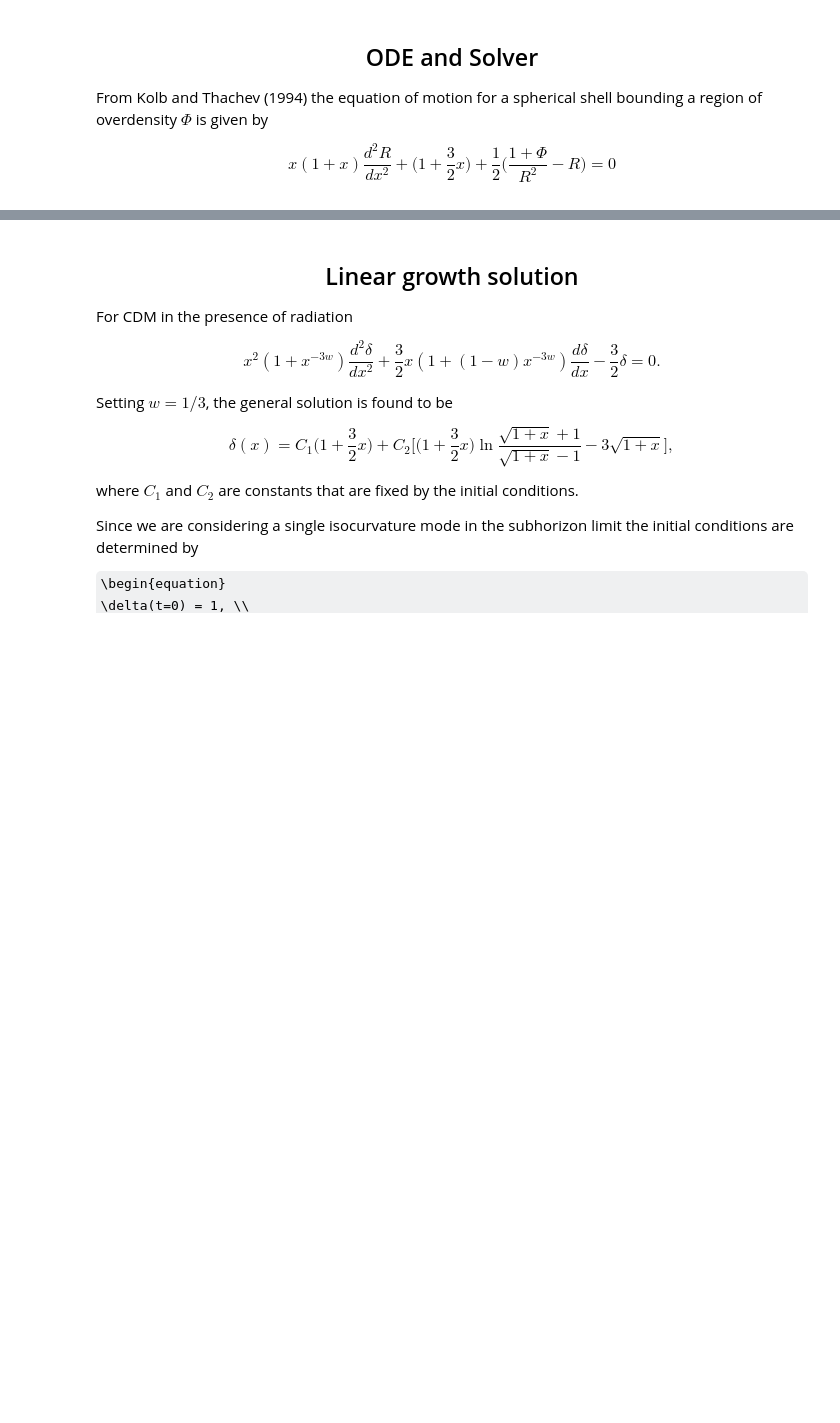
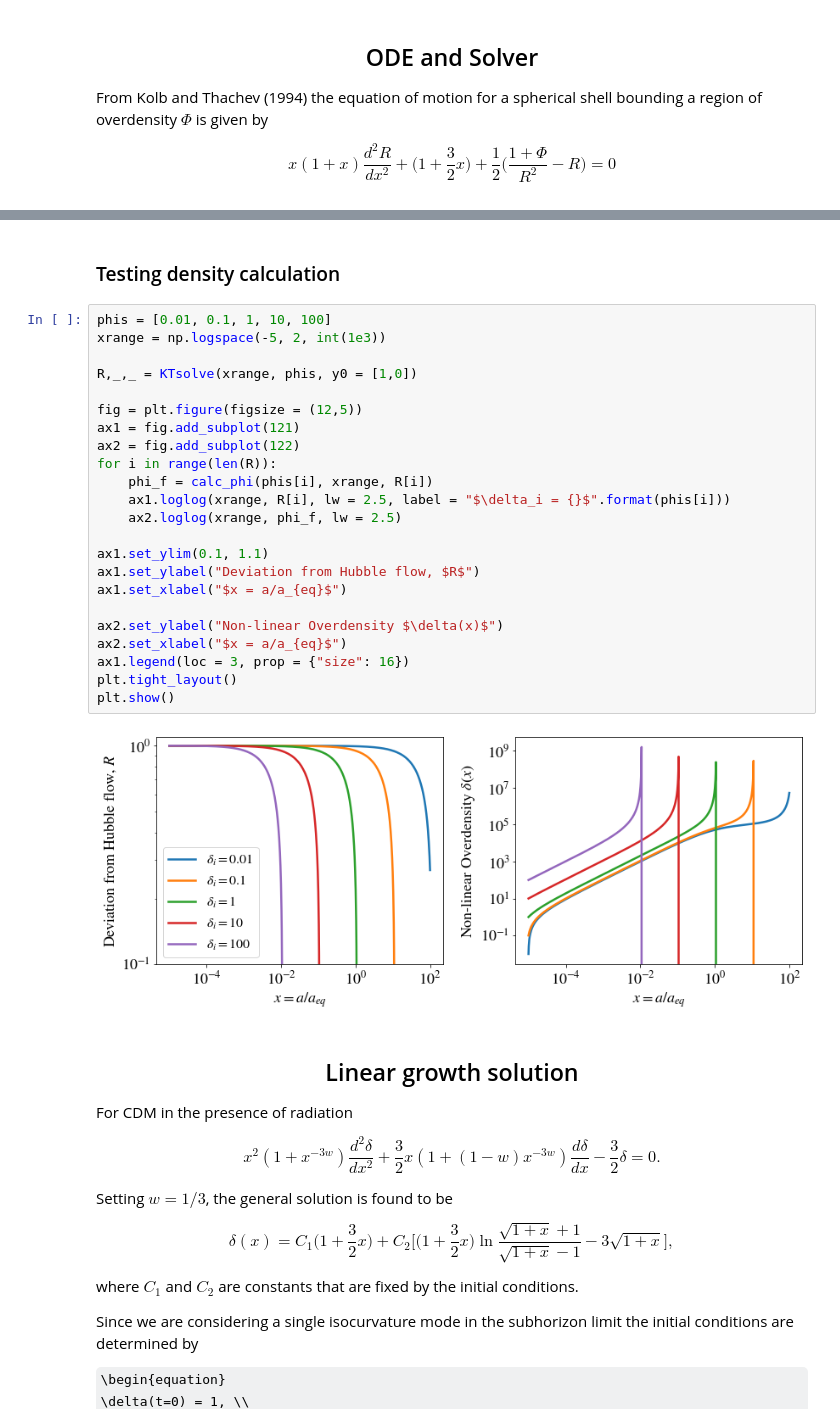
Before and after one commit to David-Ellis/m3p_merger, a Jupyter notebook: DensityThreshold.ipynb, the cells around one changed output, grey strips where cells are left out. Saved outputs shown, nothing was run; the diff lists cells and outputs as text; some formulas as TeX source; blank space fills up the shorter version.

```diff
--- a/DensityThreshold.ipynb
+++ b/DensityThreshold.ipynb
@@ -96,3 +150,30 @@ print(np.log10(max(xCol)))
+# %% [markdown]
+### Testing density calculation
+# %%
+phis = [0.01, 0.1, 1, 10, 100]
+xrange = np.logspace(-5, 2, int(1e3))
+
+R,_,_ = KTsolve(xrange, phis, y0 = [1,0])
+
+fig = plt.figure(figsize = (12,5))
+ax1 = fig.add_subplot(121)
+ax2 = fig.add_subplot(122)
+for i in range(len(R)):
+    phi_f = calc_phi(phis[i], xrange, R[i])
+    ax1.loglog(xrange, R[i], lw = 2.5, label = "$\delta_i = {}$".format(phis[i]))
+    ax2.loglog(xrange, phi_f, lw = 2.5)
+
+ax1.set_ylim(0.1, 1.1)
+ax1.set_ylabel("Deviation from Hubble flow, $R$")
+ax1.set_xlabel("$x = a/a_{eq}$")
+
+ax2.set_ylabel("Non-linear Overdensity $\delta(x)$")
+ax2.set_xlabel("$x = a/a_{eq}$")
+ax1.legend(loc = 3, prop = {"size": 16})
+plt.tight_layout()
+plt.show()
+# %% [output]
+[figure, added]
 # %% [markdown]
 <center><h2>Linear growth solution</h2></center>
 
```
Also changed, not shown: parts of 9 cells of this notebook.
